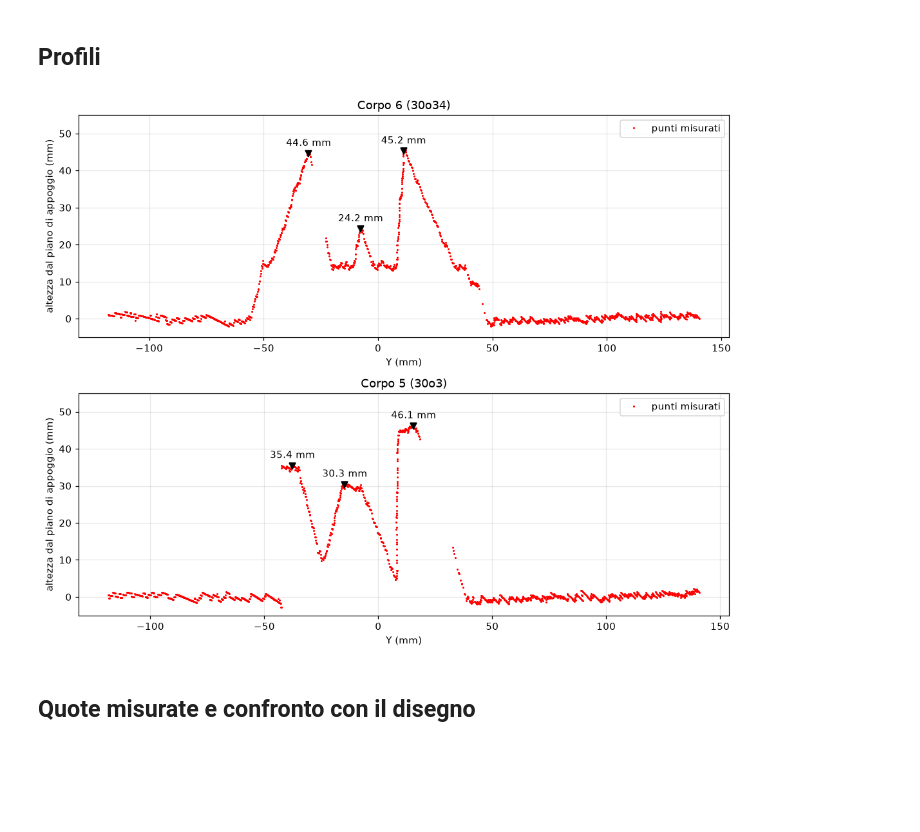
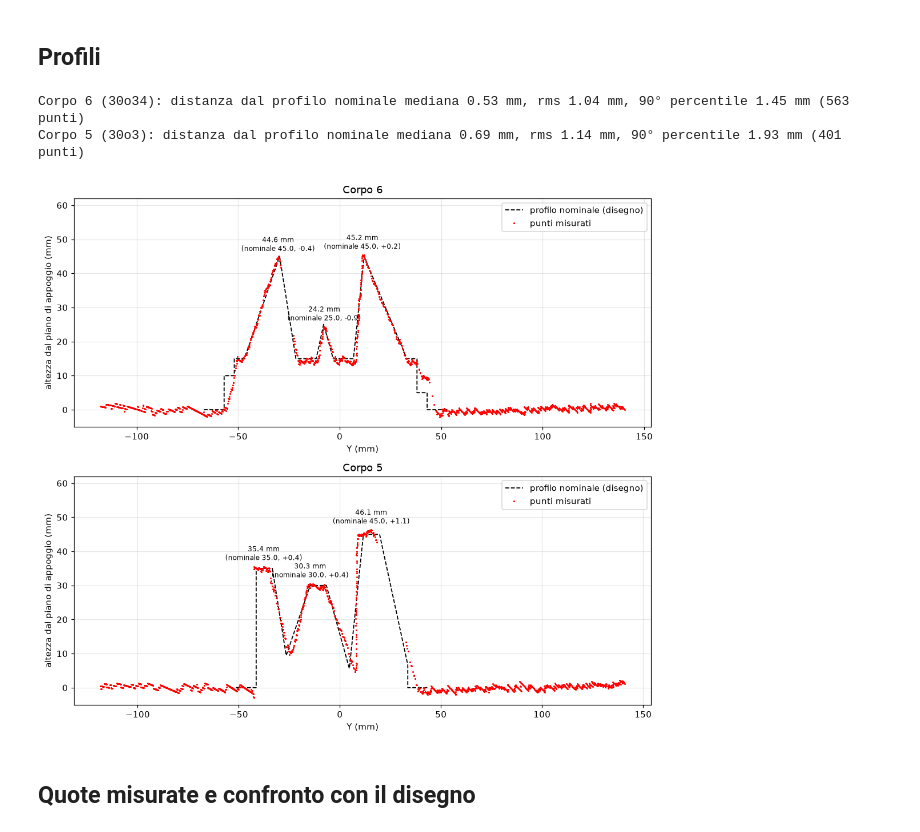
Before and after one commit to SickCiQuattro/lightsheet3d, a Jupyter notebook: notebooks/03_misure.ipynb, the cells around one changed output. Cells and saved outputs as stored; diff of their text form; code cells hidden in the pictures; blank space fills up the shorter version.

Commit message:
Compare measured profiles with the nominal ones from the course drawings

```diff
--- a/notebooks/03_misure.ipynb
+++ b/notebooks/03_misure.ipynb
@@ -22,8 +23,8 @@ lp = calibrate_light_plane(IMAGES / "lama", camera.model)
 
 # disegno: altezza dei picchi (mm) e inclinazione dei fianchi (gradi, sx/dx) = 180° - angolo esterno quotato
 SOLIDS = {
-    "Corpo 6 (30o34)": dict(image="30o34", heights=[45, 25, 45], angles=[(60, 75), (70, 65), (80, 55)]),
-    "Corpo 5 (30o3)": dict(image="30o3", heights=[35, 30, 45], angles=None),
+    "Corpo 6 (30o34)": {"solid": "corpo6", "image": "30o34", "heights": [45, 25, 45], "angles": [(60, 75), (70, 65), (80, 55)]},
+    "Corpo 5 (30o3)": {"solid": "corpo5", "image": "30o3", "heights": [35, 30, 45], "angles": None},
 }
 
 profiles = {}
@@ -38,15 +39,17 @@ Corpo 5 (30o3): 1375 punti 3D
 # %% [markdown]
 ## Profili
 # %%
-fig, axs = plt.subplots(len(profiles), 1, figsize=(10, 4 * len(profiles)))
+fig, axs = plt.subplots(len(profiles), 1, figsize=(10, 4.5 * len(profiles)))
+stats = {}
 for ax, (name, (y, h)) in zip(axs, profiles.items()):
-    ax.plot(y, h, "r.", ms=2, label="punti misurati")
-    for p in measure_peaks(y, h, prominence=6, min_separation=10):
-        ax.plot(p.y, p.height, "kv"); ax.annotate(f"{p.height:.1f} mm", (p.y, p.height), textcoords="offset points", xytext=(0, 8), ha="center")
-    ax.set(xlabel="Y (mm)", ylabel="altezza dal piano di appoggio (mm)", title=name, ylim=(-5, 55)); ax.legend(loc="upper right")
+    peaks = measure_peaks(y, h, prominence=6, min_separation=10)
+    stats[name] = compare_profile(ax, NOMINAL[SOLIDS[name]["solid"]], y, h, peaks)
+    print(f"{name}: distanza dal profilo nominale mediana {stats[name]['median']:.2f} mm, rms {stats[name]['rms']:.2f} mm, 90° percentile {stats[name]['p90']:.2f} mm ({stats[name]['points']} punti)")
 fig.tight_layout(); fig.savefig(FIGURES / "03_profili.png", bbox_inches="tight")
 # %% [output]
+Corpo 6 (30o34): distanza dal profilo nominale mediana 0.53 mm, rms 1.04 mm, 90° percentile 1.45 mm (563 punti)
+Corpo 5 (30o3): distanza dal profilo nominale mediana 0.69 mm, rms 1.14 mm, 90° percentile 1.93 mm (401 punti)
-[figure, old version]
+[figure, new version]
 # %% [markdown]
 ## Quote misurate e confronto con il disegno
 # %%
```
Also changed, not shown: parts of 2 cells of this notebook, 5 other files.
